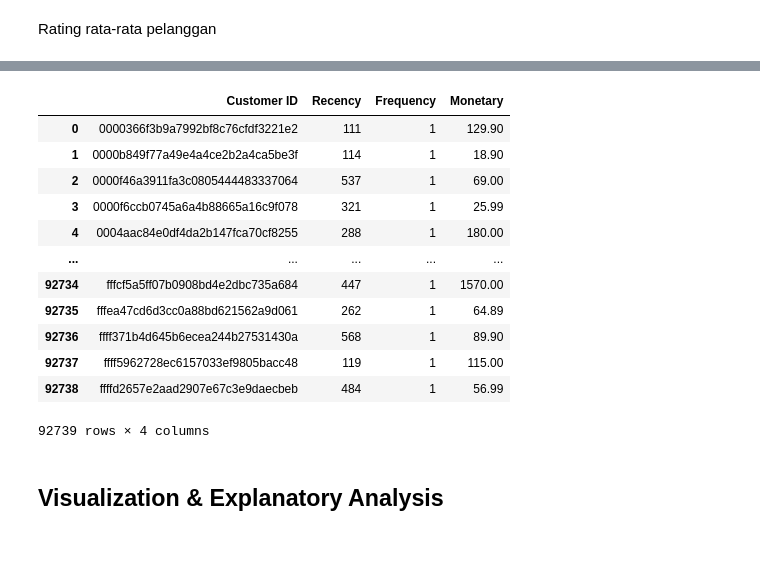
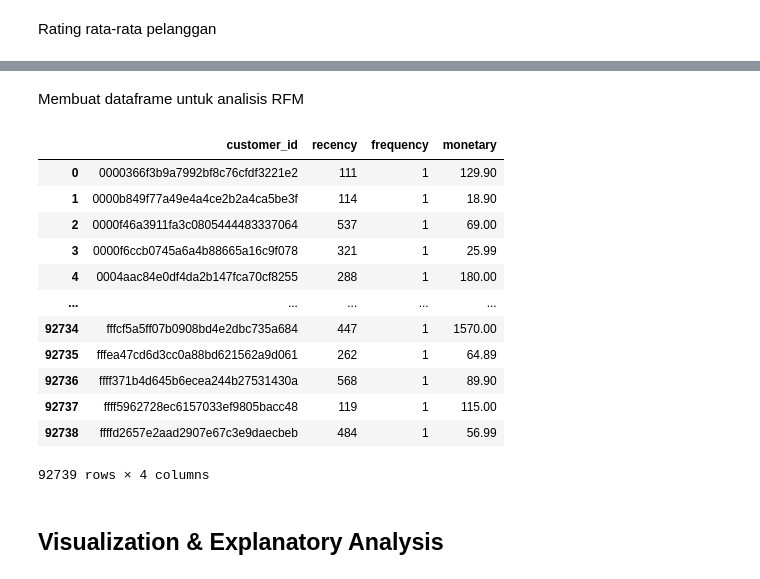
Before and after one commit to Dzoel31/E-Commerce-Data-Visualization-Submission, a Jupyter notebook: Submission_E_Commerce.ipynb, the cells around one changed output, grey strips where cells are left out. Cells and saved outputs as stored; diff of their text form; code cells hidden in the pictures; blank space fills up the shorter version.

Commit message:
improve plotting display and fix inaccurate customer id label

```diff
--- a/Submission_E_Commerce.ipynb
+++ b/Submission_E_Commerce.ipynb
@@ -996,13 +1014,15 @@ array([2017, 2018, 2016])
+# %% [markdown]
+Membuat dataframe untuk analisis RFM
 # %%
 rfm_df = all_df.groupby('customer_unique_id', as_index=False).agg({
     'order_purchase_timestamp' : lambda x: (all_df['order_purchase_timestamp'].max().date() - x.max().date()).days, # Recency = Last date order - Last order dari customer
     'order_id' : 'nunique', # Frequency = Jumlah order dari customer
     'price' : 'sum' # Monetary = Jumlah harga yang dibayar customer
 })
-rfm_df.columns = ["Customer ID", "Recency", "Frequency", "Monetary"]
+rfm_df.columns = ['customer_id', 'recency', 'frequency', 'monetary']
 rfm_df
 # %% [output]
-|  | Customer ID | Recency | Frequency | Monetary |
+|  | customer_id | recency | frequency | monetary |
 | 0 | 0000366f3b9a7992bf8c76cfdf3221e2 | 111 | 1 | 129.90 |
 | 1 | 0000b849f77a49e4a4ce2b2a4ca5be3f | 114 | 1 | 18.90 |
 | 2 | 0000f46a3911fa3c0805444483337064 | 537 | 1 | 69.00 |
```
Also changed, not shown: parts of 11 cells of this notebook, 1 other file.
